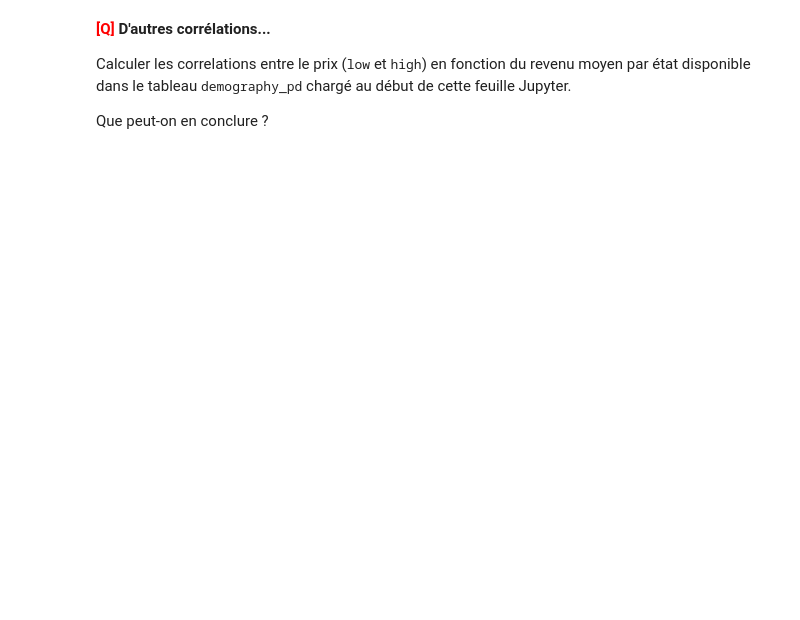
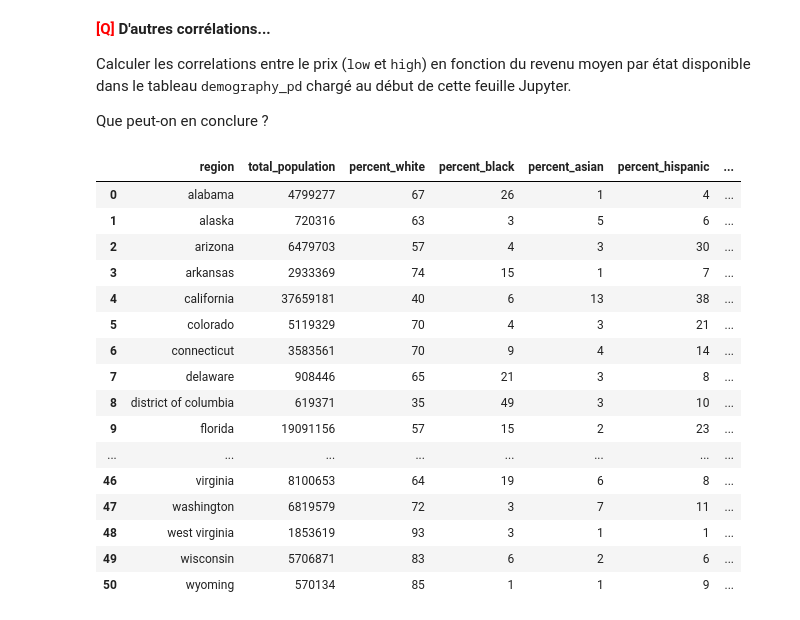
Before and after one commit to baris221/LU3IN026_TME, a Jupyter notebook: TME1/tme-01-Kaftancioglu-Tawbi.ipynb, the cells around one changed output. Saved outputs shown, nothing was run; the diff lists cells and outputs as text; code cells hidden in the pictures; blank space fills up the shorter version.

```diff
--- a/TME1/tme-01-Kaftancioglu-Tawbi.ipynb
+++ b/TME1/tme-01-Kaftancioglu-Tawbi.ipynb
@@ -824,3 +856,23 @@ Calculer la matrice des corrélations pour toutes les combinaisons d'états.
 Calculer les correlations entre le prix (<tt>low</tt> et <tt>high</tt>) en fonction du revenu moyen par état disponible dans le tableau <tt>demography_pd</tt> chargé au début de cette feuille Jupyter.
 
 Que peut-on en conclure ?
+# %%
+demography_pd
+# %% [output]
+|  | region | total_population | percent_white | percent_black | percent_asian | percent_hispanic | ... |
+| 0 | alabama | 4799277 | 67 | 26 | 1 | 4 | ... |
+| 1 | alaska | 720316 | 63 | 3 | 5 | 6 | ... |
+| 2 | arizona | 6479703 | 57 | 4 | 3 | 30 | ... |
+| 3 | arkansas | 2933369 | 74 | 15 | 1 | 7 | ... |
+| 4 | california | 37659181 | 40 | 6 | 13 | 38 | ... |
+| 5 | colorado | 5119329 | 70 | 4 | 3 | 21 | ... |
+| 6 | connecticut | 3583561 | 70 | 9 | 4 | 14 | ... |
+| 7 | delaware | 908446 | 65 | 21 | 3 | 8 | ... |
+| 8 | district of columbia | 619371 | 35 | 49 | 3 | 10 | ... |
+| 9 | florida | 19091156 | 57 | 15 | 2 | 23 | ... |
+| ... | ... | ... | ... | ... | ... | ... | ... |
+| 46 | virginia | 8100653 | 64 | 19 | 6 | 8 | ... |
+| 47 | washington | 6819579 | 72 | 3 | 7 | 11 | ... |
+| 48 | west virginia | 1853619 | 93 | 3 | 1 | 1 | ... |
+| 49 | wisconsin | 5706871 | 83 | 6 | 2 | 6 | ... |
+| 50 | wyoming | 570134 | 85 | 1 | 1 | 9 | ... |
```
Also changed, not shown: parts of 4 cells of this notebook.
